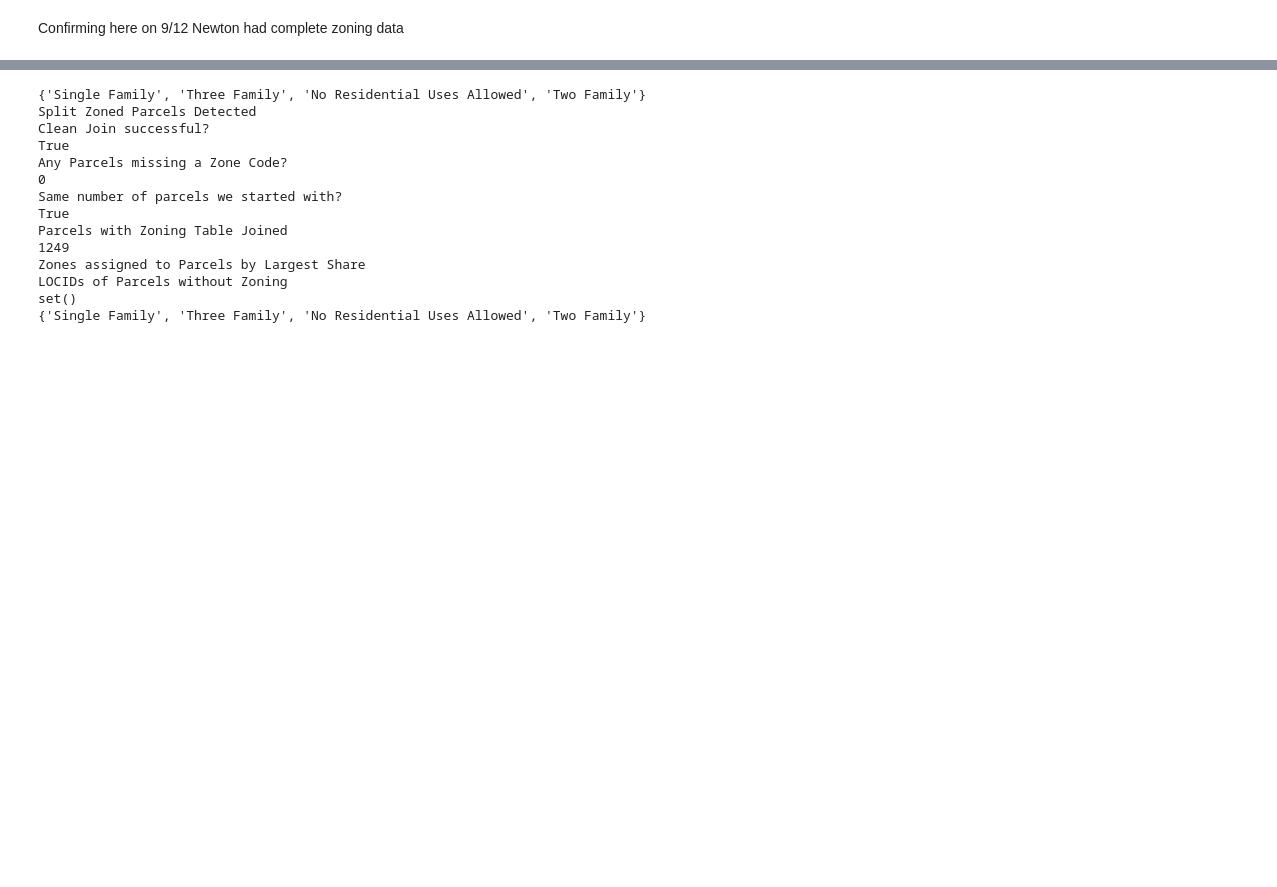
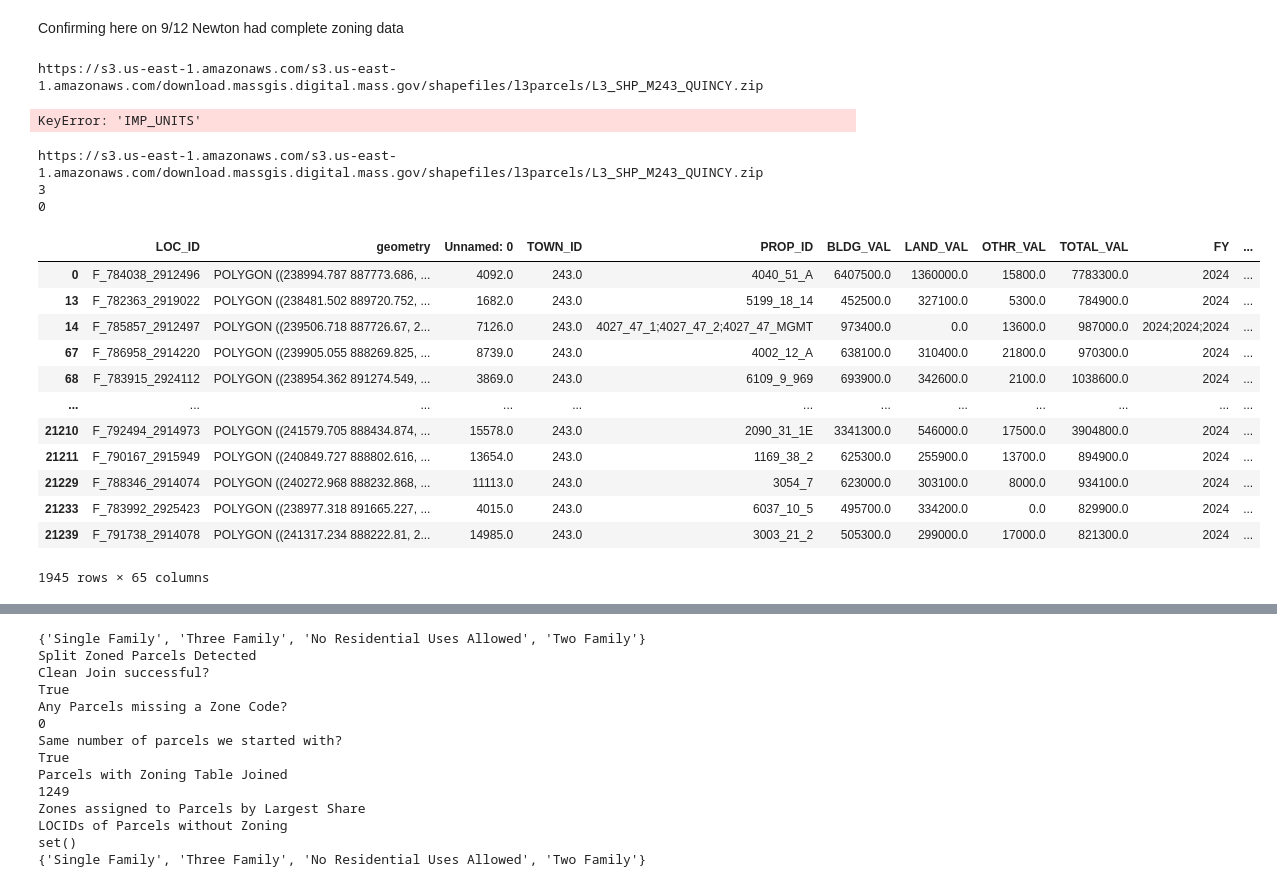
Before and after one commit to MAPC/rightsizing-zoning2025, a Jupyter notebook: notebooks/full_analysistesting.ipynb, the cells around one changed output, grey strips where cells are left out. Drawn from its saved outputs; the diff is of its cells as text; code cells hidden in the pictures; blank space fills up the shorter version.

```diff
--- a/notebooks/full_analysistesting.ipynb
+++ b/notebooks/full_analysistesting.ipynb
@@ -9,3 +9,49 @@ from src.features.zoning_nonconformity_scripts import *
 %autoreload 2
 # %% [markdown]
 Confirming here on 9/12 Newton had complete zoning data
+# %%
+fro
+new_test= run_zoning_nonconformity("Quincy", "base")
+# %% [output]
+https://s3.us-east-1.amazonaws.com/s3.us-east-1.amazonaws.com/download.massgis.digital.mass.gov/shapefiles/l3parcels/L3_SHP_M243_QUINCY.zip
+KeyError: 'IMP_UNITS'
+# %%
+
+#despair = get_zoning_data("Quincy")
+
+def strsubset(value, start, end):
+        return value[start:end]
+
+quincy_par = mapc.get_landuse_data("Quincy")
+quincy_par = quincy_par[quincy_par['IMP_UNITS']>2]
+
+quincy_par['MIN_LUC']=quincy_par.apply(lambda row:strsubset(value = row['MIN_LUC'],
+                                                 start = 0,
+                                                 end = 3),
+                                                 axis = 1)
+print(len(quincy_par[quincy_par['MIN_LUCA'].isna()==True]))
+quincy_par = quincy_par.fillna(value = {
+        'MIN_LUCA': quincy_par['MIN_LUC'],
+        'MAX_LUCA': quincy_par['MAX_LUC']
+    })
+print(len(quincy_par[quincy_par['MIN_LUCA'].isna()==True]))
+# quincy_par = quincy_par[quincy_par['MIN_LUCA'].str.startswith(("0", "1", "9"))]
+
+quincy_par
+# %% [output]
+https://s3.us-east-1.amazonaws.com/s3.us-east-1.amazonaws.com/download.massgis.digital.mass.gov/shapefiles/l3parcels/L3_SHP_M243_QUINCY.zip
+3
+0
+|  | LOC_ID | geometry | Unnamed: 0 | TOWN_ID | PROP_ID | BLDG_VAL | LAND_VAL | OTHR_VAL | TOTAL_VAL | FY | ... |
+| 0 | F_784038_2912496 | POLYGON ((238994.787 887773.686, ... | 4092.0 | 243.0 | 4040_51_A | 6407500.0 | 1360000.0 | 15800.0 | 7783300.0 | 2024 | ... |
+| 13 | F_782363_2919022 | POLYGON ((238481.502 889720.752, ... | 1682.0 | 243.0 | 5199_18_14 | 452500.0 | 327100.0 | 5300.0 | 784900.0 | 2024 | ... |
+| 14 | F_785857_2912497 | POLYGON ((239506.718 887726.67, 2... | 7126.0 | 243.0 | 4027_47_1;4027_47_2;4027_47_MGMT | 973400.0 | 0.0 | 13600.0 | 987000.0 | 2024;2024;2024 | ... |
+| 67 | F_786958_2914220 | POLYGON ((239905.055 888269.825, ... | 8739.0 | 243.0 | 4002_12_A | 638100.0 | 310400.0 | 21800.0 | 970300.0 | 2024 | ... |
+| 68 | F_783915_2924112 | POLYGON ((238954.362 891274.549, ... | 3869.0 | 243.0 | 6109_9_969 | 693900.0 | 342600.0 | 2100.0 | 1038600.0 | 2024 | ... |
+| ... | ... | ... | ... | ... | ... | ... | ... | ... | ... | ... | ... |
+| 21210 | F_792494_2914973 | POLYGON ((241579.705 888434.874, ... | 15578.0 | 243.0 | 2090_31_1E | 3341300.0 | 546000.0 | 17500.0 | 3904800.0 | 2024 | ... |
+| 21211 | F_790167_2915949 | POLYGON ((240849.727 888802.616, ... | 13654.0 | 243.0 | 1169_38_2 | 625300.0 | 255900.0 | 13700.0 | 894900.0 | 2024 | ... |
+| 21229 | F_788346_2914074 | POLYGON ((240272.968 888232.868, ... | 11113.0 | 243.0 | 3054_7 | 623000.0 | 303100.0 | 8000.0 | 934100.0 | 2024 | ... |
+| 21233 | F_783992_2925423 | POLYGON ((238977.318 891665.227, ... | 4015.0 | 243.0 | 6037_10_5 | 495700.0 | 334200.0 | 0.0 | 829900.0 | 2024 | ... |
+| 21239 | F_791738_2914078 | POLYGON ((241317.234 888222.81, 2... | 14985.0 | 243.0 | 3003_21_2 | 505300.0 | 299000.0 | 17000.0 | 821300.0 | 2024 | ... |
+1945 rows × 65 columns
```
Also changed, not shown: parts of 6 cells of this notebook, 6 other files.
